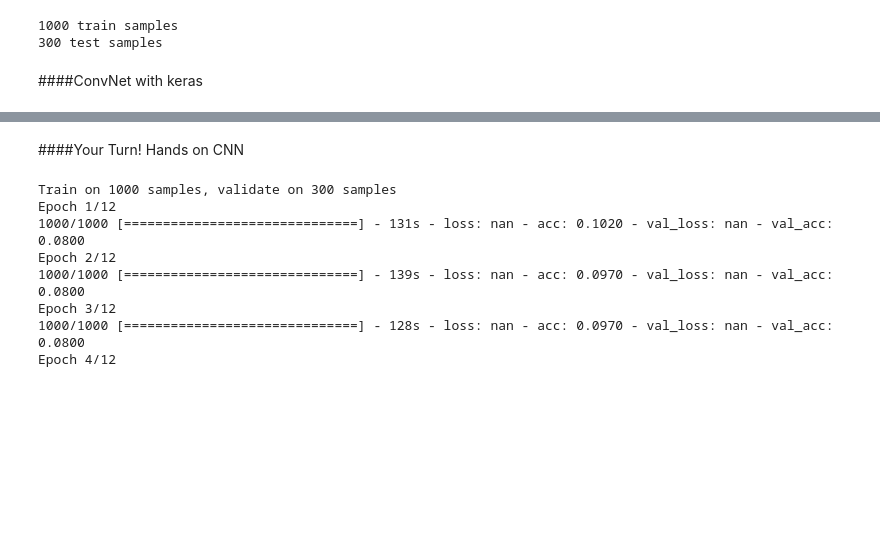
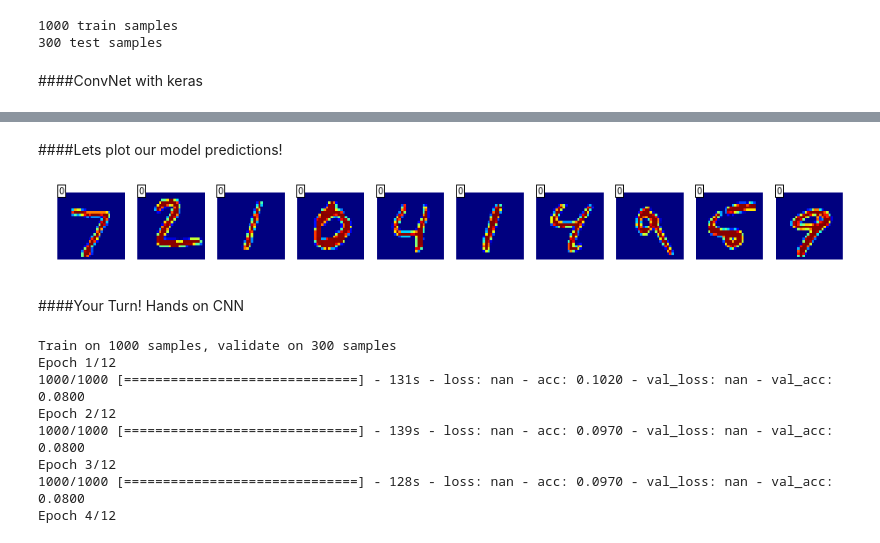
Before and after one commit to leriomaggio/deep-learning-keras-tensorflow, a Jupyter notebook: euroscipy2016.ipynb, the cells around one changed output, grey strips where cells are left out. Saved outputs shown, nothing was run; the diff lists cells and outputs as text; code cells hidden in the pictures; blank space fills up the shorter version.

```diff
--- a/euroscipy2016.ipynb
+++ b/euroscipy2016.ipynb
@@ -415,19 +467,6 @@ print(X_test.shape[0], 'test samples')
 # %% [markdown]
 ####ConvNet with keras
 # %%
-batch_size = 128
-nb_classes = 10
-nb_epoch = 3
-
-# input image dimensions
-img_rows, img_cols = 28, 28
-# number of convolutional filters to use
-nb_filters = 32
-# size of pooling area for max pooling
-nb_pool = 2
-# convolution kernel size
-nb_conv = 3
-
 model = Sequential()
 model.add(Convolution2D(nb_filters, nb_conv, nb_conv,
                         border_mode='valid',
@@ -449,7 +488,7 @@ model.compile(loss='categorical_crossentropy',
               optimizer='adadelta',
               metrics=['accuracy'])
 
-model.fit(X_train, Y_train, batch_size=batch_size, nb_epoch=nb_epoch,
+model.fit(X_train, Y_train, batch_size=batch_size, nb_epoch=1,
           verbose=1, validation_data=(X_test, Y_test))
 score = model.evaluate(X_test, Y_test, verbose=0)
 print('Test score:', score[0])
@@ -465,5 +500,19 @@ Epoch 3/3
 Test score: nan
 Test accuracy: 0.08
+# %% [markdown]
+####Lets plot our model predictions!
+# %%
+predicted = model.predict(X_test[:10]).argmax(-1)
+
+
+plt.figure(figsize=(16,8))
+for i in range(10):
+    plt.subplot(1, 10, i+1)
+    plt.imshow(unshaped_test[i], interpolation='nearest')
+    plt.text(0, 0, predicted[i], color='black', bbox=dict(facecolor='white', alpha=1))
+    plt.axis('off')
+# %% [output]
+[figure, added]
 # %% [markdown]
 ####Your Turn! Hands on CNN
 # %%
```
Also changed, not shown: parts of 21 cells of this notebook.
